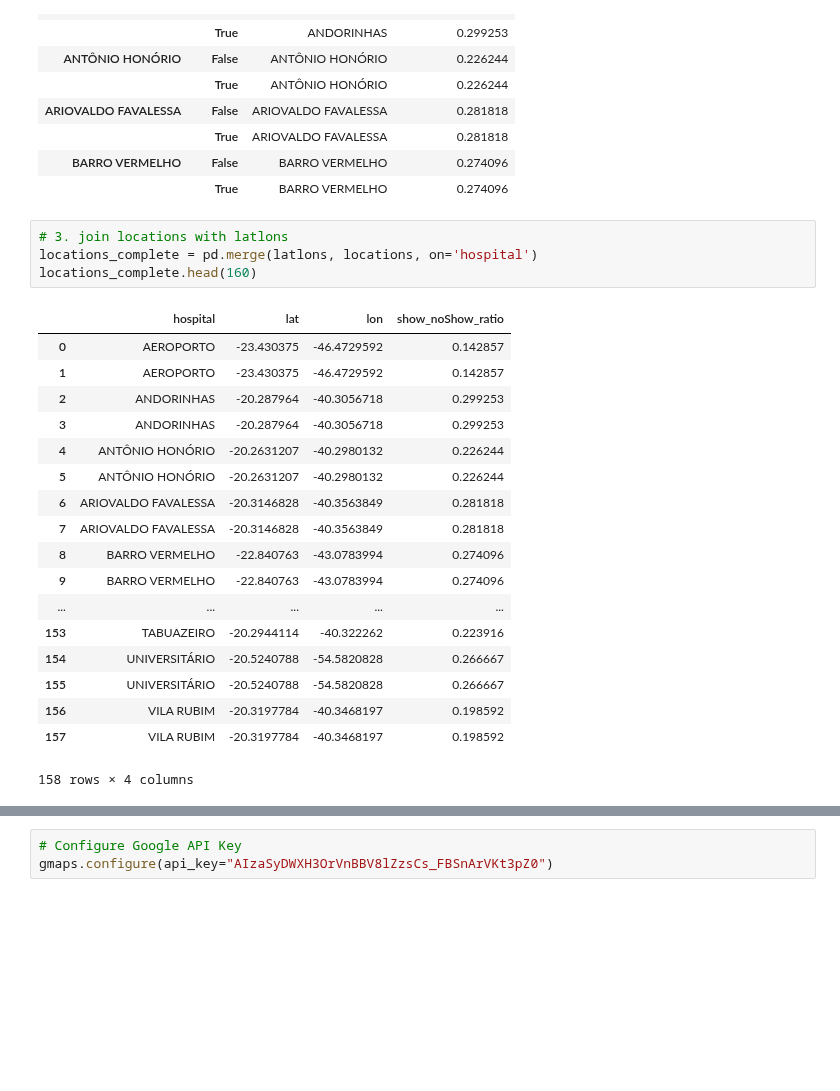
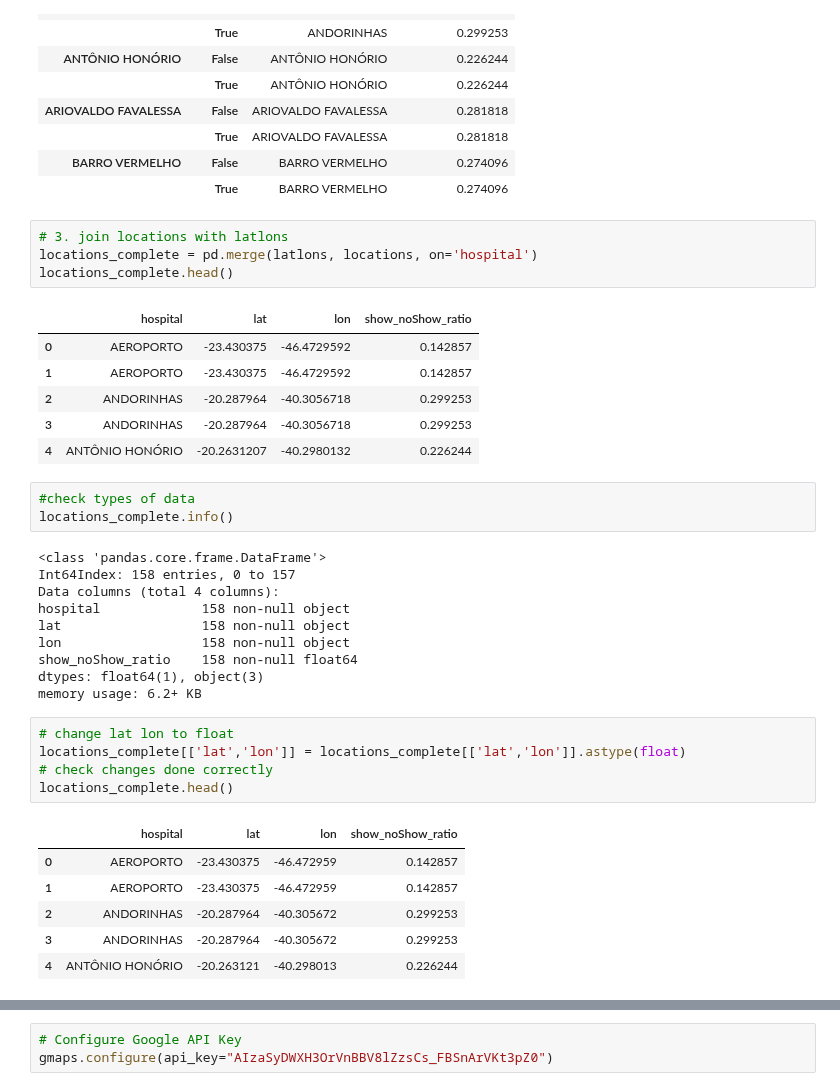
Before and after one commit to Zabamund/datasci-nano, a Jupyter notebook: inv-dataset/noshow.ipynb, the cells around one changed output, grey strips where cells are left out. Saved outputs shown, nothing was run; the diff lists cells and outputs as text; blank space fills up the shorter version.

```diff
--- a/inv-dataset/noshow.ipynb
+++ b/inv-dataset/noshow.ipynb
@@ -1146,23 +1146,36 @@ locations.iloc[:10]
 # %%
 # 3. join locations with latlons
 locations_complete = pd.merge(latlons, locations, on='hospital')
-locations_complete.head(160)
+locations_complete.head()
 # %% [output]
 |  | hospital | lat | lon | show_noShow_ratio |
 | 0 | AEROPORTO | -23.430375 | -46.4729592 | 0.142857 |
 | 1 | AEROPORTO | -23.430375 | -46.4729592 | 0.142857 |
 | 2 | ANDORINHAS | -20.287964 | -40.3056718 | 0.299253 |
 | 3 | ANDORINHAS | -20.287964 | -40.3056718 | 0.299253 |
 | 4 | ANTÔNIO HONÓRIO | -20.2631207 | -40.2980132 | 0.226244 |
-| 5 | ANTÔNIO HONÓRIO | -20.2631207 | -40.2980132 | 0.226244 |
-| 6 | ARIOVALDO FAVALESSA | -20.3146828 | -40.3563849 | 0.281818 |
-| 7 | ARIOVALDO FAVALESSA | -20.3146828 | -40.3563849 | 0.281818 |
-| 8 | BARRO VERMELHO | -22.840763 | -43.0783994 | 0.274096 |
-| 9 | BARRO VERMELHO | -22.840763 | -43.0783994 | 0.274096 |
-| ... | ... | ... | ... | ... |
-| 153 | TABUAZEIRO | -20.2944114 | -40.322262 | 0.223916 |
-| 154 | UNIVERSITÁRIO | -20.5240788 | -54.5820828 | 0.266667 |
-| 155 | UNIVERSITÁRIO | -20.5240788 | -54.5820828 | 0.266667 |
-| 156 | VILA RUBIM | -20.3197784 | -40.3468197 | 0.198592 |
-| 157 | VILA RUBIM | -20.3197784 | -40.3468197 | 0.198592 |
-158 rows × 4 columns
+# %%
+#check types of data
+locations_complete.info()
+# %% [output]
+<class 'pandas.core.frame.DataFrame'>
+Int64Index: 158 entries, 0 to 157
+Data columns (total 4 columns):
+hospital             158 non-null object
+lat                  158 non-null object
+lon                  158 non-null object
+show_noShow_ratio    158 non-null float64
+dtypes: float64(1), object(3)
+memory usage: 6.2+ KB
+# %%
+# change lat lon to float
+locations_complete[['lat','lon']] = locations_complete[['lat','lon']].astype(float)
+# check changes done correctly
+locations_complete.head()
+# %% [output]
+|  | hospital | lat | lon | show_noShow_ratio |
+| 0 | AEROPORTO | -23.430375 | -46.472959 | 0.142857 |
+| 1 | AEROPORTO | -23.430375 | -46.472959 | 0.142857 |
+| 2 | ANDORINHAS | -20.287964 | -40.305672 | 0.299253 |
+| 3 | ANDORINHAS | -20.287964 | -40.305672 | 0.299253 |
+| 4 | ANTÔNIO HONÓRIO | -20.263121 | -40.298013 | 0.226244 |
```
Also changed, not shown: parts of 3 cells of this notebook.
